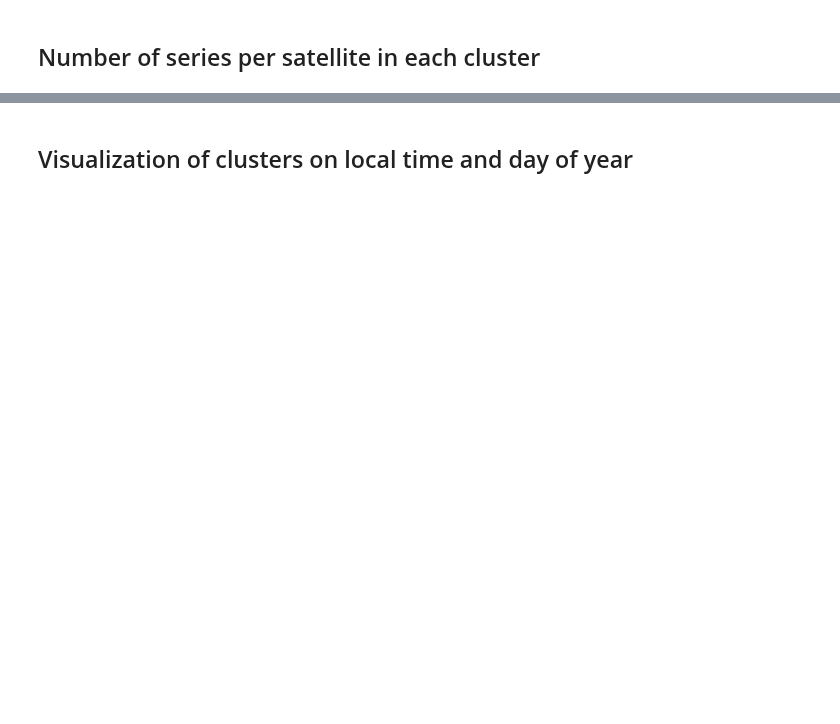
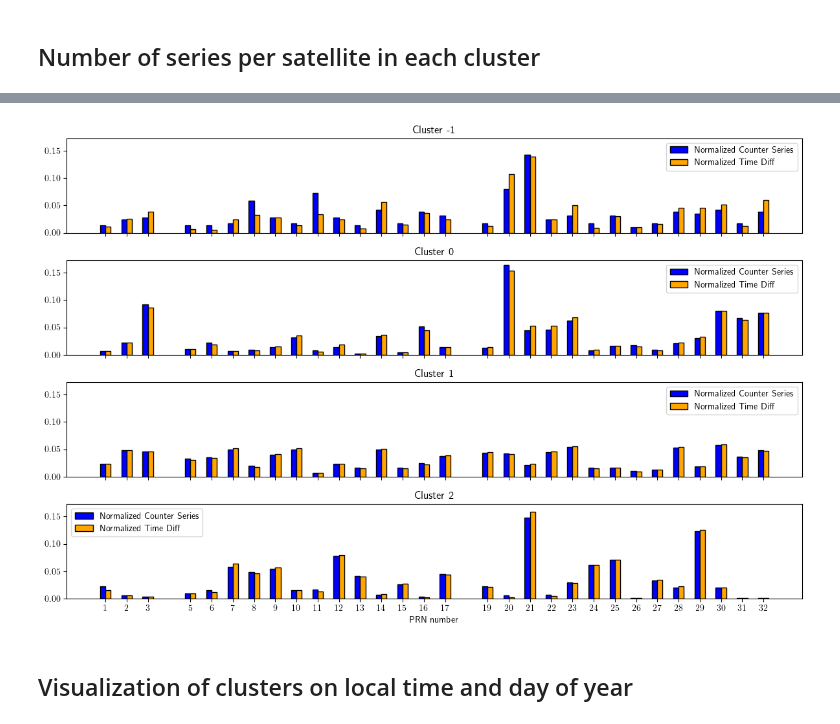
Before and after one commit to FedeSS99/ClusterTEC, a Jupyter notebook: PTEX_post_analysis.ipynb, the cells around one changed output, grey strips where cells are left out. Drawn from its saved outputs; the diff is of its cells as text; code cells hidden in the pictures; blank space fills up the shorter version.

```diff
--- a/PTEX_post_analysis.ipynb
+++ b/PTEX_post_analysis.ipynb
@@ -89,3 +104,31 @@ FigureSat.tight_layout()
+# %%
+counter_series_per_satelite = {k_cluster:{PRN_number: sum((cluster_dtec_results[:,1] == k_cluster) & (prn_series == PRN_number))/sum(cluster_dtec_results[:,1] == k_cluster) for PRN_number in np.unique(prn_series)} for k_cluster in np.unique(cluster_dtec_results[:,1])}
+
+dtec_time_diff = np.array([np.ptp(time_series[n]).total_seconds() for n in range(total_series)])
+norm_sum_time_diff_per_satelite = {k_cluster:{PRN_number: sum(dtec_time_diff[(cluster_dtec_results[:,1] == k_cluster) & (prn_series == PRN_number)])/sum(dtec_time_diff[cluster_dtec_results[:,1] == k_cluster]) for PRN_number in np.unique(prn_series)} for k_cluster in np.unique(cluster_dtec_results[:,1])}
+# %%
+FigureSat, subplots_satellites = plt.subplots(nrows=len(counter_series_per_satelite.keys()), figsize=(12, 8), sharex=True, sharey=True)
+
+bar_width = 0.25  # Width of each bar
+for k, k_cluster in enumerate(counter_series_per_satelite.keys()):
+    prn_numbers = np.array(list(counter_series_per_satelite[k_cluster].keys()))
+    bar1_values = np.array(list(counter_series_per_satelite[k_cluster].values()))
+    bar2_values = np.array(list(norm_sum_time_diff_per_satelite[k_cluster].values()))
+
+    # Plot the first set of bars
+    subplots_satellites[k].bar(prn_numbers - bar_width / 2, bar1_values, width=bar_width, color="blue", edgecolor="black", label="Normalized Counter Series")
+
+    # Plot the second set of bars
+    subplots_satellites[k].bar(prn_numbers + bar_width / 2, bar2_values, width=bar_width, color="orange", edgecolor="black", label="Normalized Time Diff")
+
+    subplots_satellites[k].set_title(f"Cluster {k_cluster}")
+    subplots_satellites[k].legend()
+
+subplots_satellites[-1].set_xlabel("PRN number")
+subplots_satellites[0].set_xticks(np.unique(prn_series))
+FigureSat.tight_layout()
+# %% [output]
+[figure, added]
 # %% [markdown]
 ## Visualization of clusters on local time and day of year
 # %%
```
Also changed, not shown: parts of 11 cells of this notebook.
